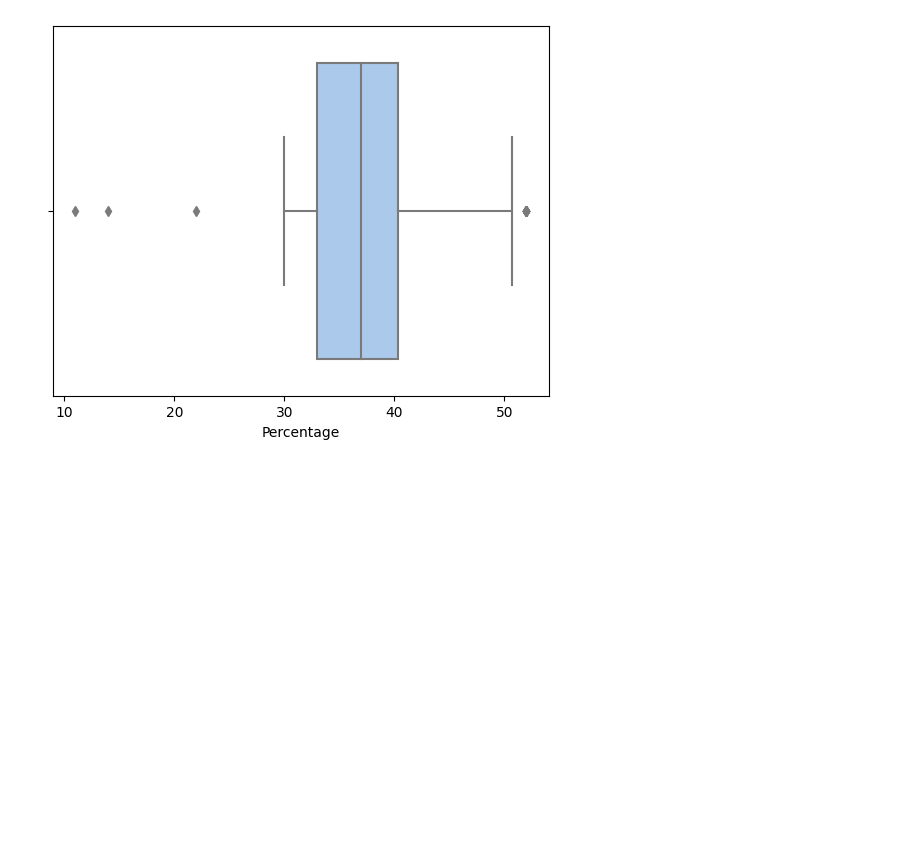
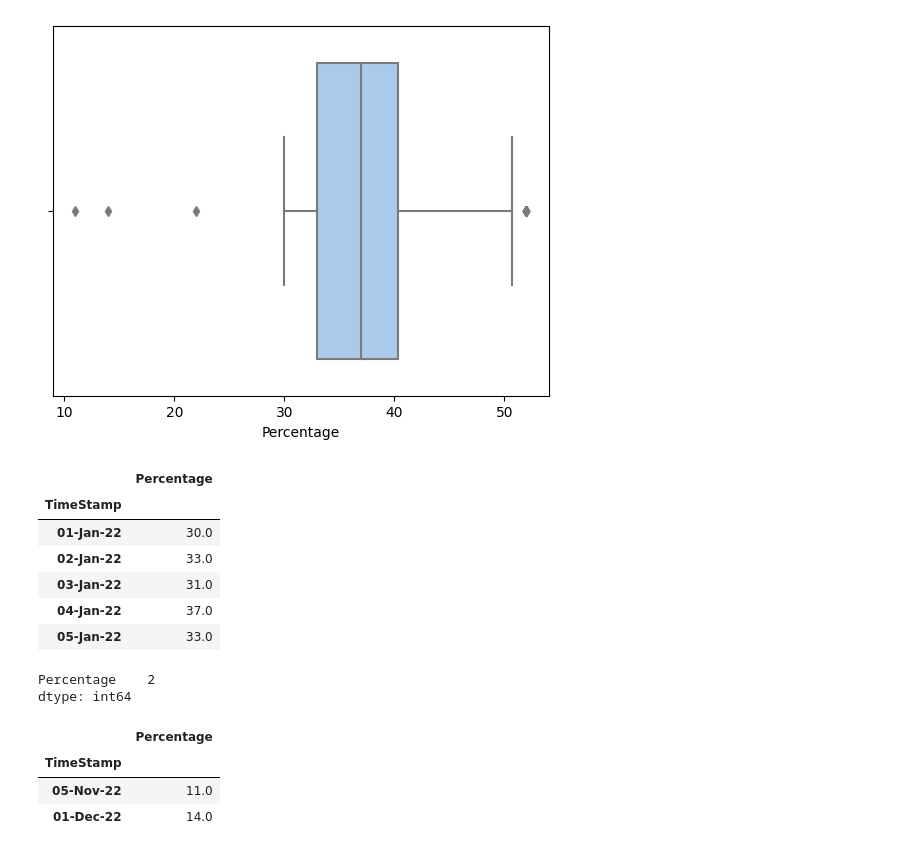
Before and after one commit to Adi-repo/Usage-Forcasting, a Jupyter notebook: Usage Forcasting.ipynb, the cells around one changed output. Saved outputs shown, nothing was run; the diff lists cells and outputs as text; code cells hidden in the pictures; blank space fills up the shorter version.

```diff
--- a/Usage Forcasting.ipynb
+++ b/Usage Forcasting.ipynb
@@ -42,3 +42,15 @@ sns.boxplot(x=df['Percentage'])
 plt.show()
 # %% [output]
 [figure]
+# %%
+#make first column as index
+df.set_index('TimeStamp', inplace=True)
+df.head()
+# %% [output]
+|  | Percentage |
+| TimeStamp |  |
+| 01-Jan-22 | 30.0 |
+| 02-Jan-22 | 33.0 |
+| 03-Jan-22 | 31.0 |
+| 04-Jan-22 | 37.0 |
+| 05-Jan-22 | 33.0 |
@@ -44,0 +61,13 @@ plt.show()
+# %%
+((df < (Q1 - 1.5 * IQR)) | (df > (Q3 + 1.5 * IQR))).sum()
+# %% [output]
+Percentage    2
+dtype: int64
+# %%
+# show the outliers
+df[((df < (Q1 - 1.5 * IQR)) | (df > (Q3 + 1.5 * IQR))).any(axis=1)]
+# %% [output]
+|  | Percentage |
+| TimeStamp |  |
+| 05-Nov-22 | 11.0 |
+| 01-Dec-22 | 14.0 |
```
Also changed, not shown: parts of 1 cell of this notebook.
